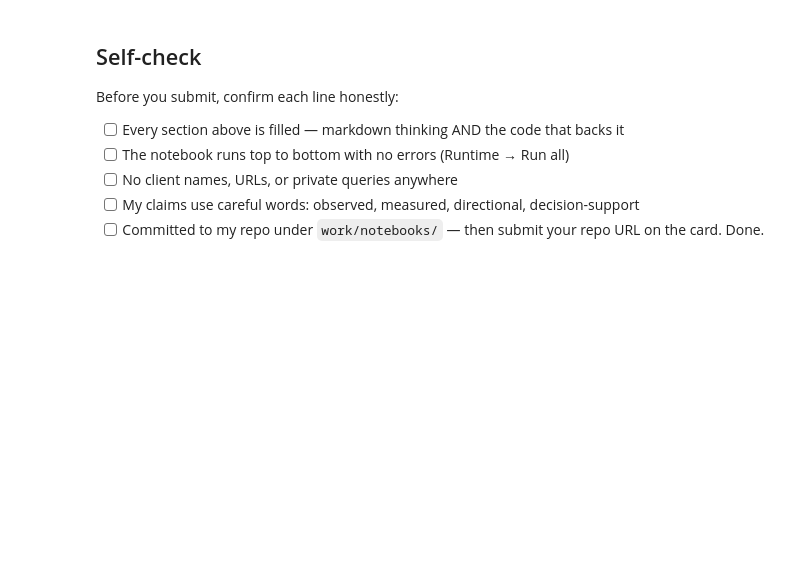
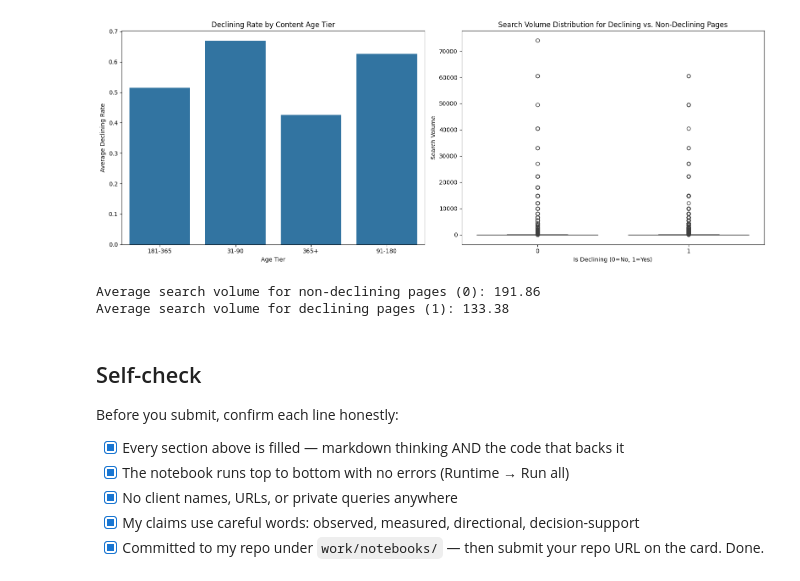
Before and after one commit to ritashreemukherjee123/Project-1-Applied-Search-Intelligence-Google-Search-Ranking-Discoverability.-, a Jupyter notebook: work/w02_ml_task_framing.ipynb, the cells around one changed output. Cells and saved outputs as stored; diff of their text form; code cells hidden in the pictures; blank space fills up the shorter version.

```diff
--- a/work/w02_ml_task_framing.ipynb
+++ b/work/w02_ml_task_framing.ipynb
@@ -46,10 +189,47 @@ This skeleton is yours to fill. Work the sections **in order** — each one has
+# %%
+# This cell is for CODE (numbers, a query, a check).
+# Write your text answer in the cell ABOVE this one — typing sentences here breaks Run All.
+import matplotlib.pyplot as plt
+import seaborn as sns
+
+# Analyze declining rate by age_tier to show non-linear patterns
+# This helps show that decline is not uniformly distributed across age groups,
+# making a simple rule based on age alone insufficient.
+decline_rate_by_age = df.groupby('age_tier')['is_declining_label'].mean().reset_index()
+
+# Create a figure with two subplots for easier comparison
+fig, axes = plt.subplots(1, 2, figsize=(16, 6))
+
+# Plot 1: Declining Rate by Content Age Tier
+sns.barplot(x='age_tier', y='is_declining_label', data=decline_rate_by_age, ax=axes[0])
+axes[0].set_title('Declining Rate by Content Age Tier')
+axes[0].set_ylabel('Average Declining Rate')
+axes[0].set_xlabel('Age Tier')
+
+# Plot 2: Search Volume Distribution for Declining vs. Non-Declining Pages
+# This illustrates that 'search_volume' alone doesn't linearly separate declining pages, and its interaction with other features might be complex.
+sns.boxplot(x='is_declining_label', y='search_volume', data=df, ax=axes[1])
+axes[1].set_title('Search Volume Distribution for Declining vs. Non-Declining Pages')
+axes[1].set_ylabel('Search Volume')
+axes[1].set_xlabel('Is Declining (0=No, 1=Yes)')
+
+plt.tight_layout() # Adjust layout to prevent overlapping titles/labels
+plt.show() # Display the plots
+
+# Print average search volumes for a quantitative comparison
+print("\nAverage search volume for non-declining pages (0):", df[df['is_declining_label'] == 0]['search_volume'].mean().round(2))
+print("Average search volume for declining pages (1):", df[df['is_declining_label'] == 1]['search_volume'].mean().round(2))
+# %% [output]
+[figure, added]
+Average search volume for non-declining pages (0): 191.86
+Average search volume for declining pages (1): 133.38
 # %% [markdown]
 ## Self-check
 
 Before you submit, confirm each line honestly:
 
-- [ ] Every section above is filled — markdown thinking AND the code that backs it
-- [ ] The notebook runs top to bottom with no errors (Runtime → Run all)
-- [ ] No client names, URLs, or private queries anywhere
-- [ ] My claims use careful words: observed, measured, directional, decision-support
-- [ ] Committed to my repo under `work/notebooks/` — then submit your repo URL on the card. Done.
+- [x] Every section above is filled — markdown thinking AND the code that backs it
+- [x] The notebook runs top to bottom with no errors (Runtime → Run all)
+- [x] No client names, URLs, or private queries anywhere
+- [x] My claims use careful words: observed, measured, directional, decision-support
+- [x] Committed to my repo under `work/notebooks/` — then submit your repo URL on the card. Done.
```
Also changed, not shown: parts of 23 cells of this notebook.
